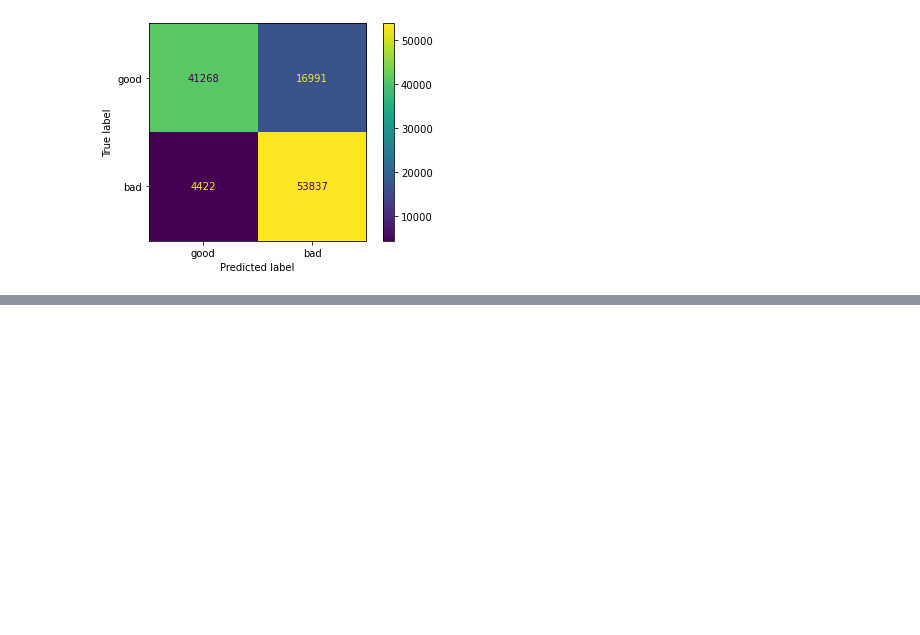
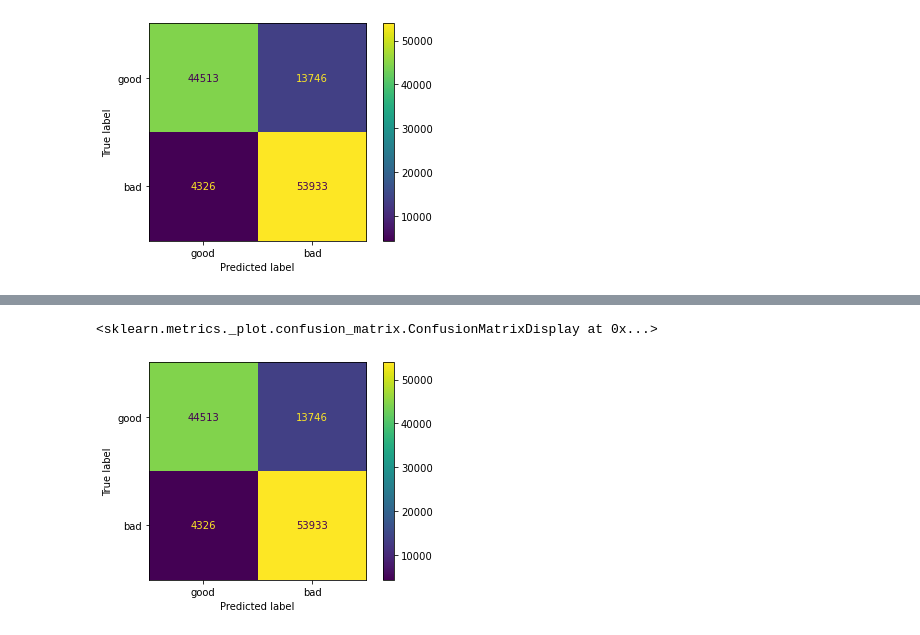
Before and after one commit to knmlprz/mallicious-url-model, a Jupyter notebook: Presentation/Prezentacja.ipynb, the cells around one changed output, grey strips where cells are left out. Drawn from its saved outputs; the diff is of its cells as text; code cells hidden in the pictures; blank space fills up the shorter version.

```diff
--- a/Presentation/Prezentacja.ipynb
+++ b/Presentation/Prezentacja.ipynb
@@ -76,6 +99,12 @@ X, y = df_downsampled.iloc[:,13:].to_numpy(), df_downsampled.loc[:, "label"].ast
 import autosklearn.classification
 from sklearn.model_selection import train_test_split
 from sklearn.metrics import confusion_matrix, ConfusionMatrixDisplay
+from sklearn.preprocessing import StandardScaler
 import sklearn.metrics
 
 X_train, X_test, y_train, y_test = train_test_split(X, y, random_state=1, stratify=y)
+
+sc = StandardScaler().fit(X_train)
+
+X_train = sc.transform(X_train)
+X_test = sc.transform(X_test)
@@ -83,7 +114,7 @@ X_train, X_test, y_train, y_test = train_test_split(X, y, random_state=1, strati
 from sklearn.ensemble import RandomForestClassifier
 from sklearn.datasets import make_classification
 
-clf = RandomForestClassifier(max_depth=2, random_state=0)
+clf = RandomForestClassifier(max_depth=4, random_state=0)
 clf.fit(X_train, y_train)
 
 print(sklearn.metrics.classification_report(y_test, clf.predict(X_test)))
@@ -150,0 +305,7 @@ auto-sklearn results:
+# %%
+disp = ConfusionMatrixDisplay(confusion_matrix=cm,
+                              display_labels=["good", "bad"])
+disp.plot()
+# %% [output]
+<sklearn.metrics._plot.confusion_matrix.ConfusionMatrixDisplay at 0x...>
+[figure, added]
```
Also changed, not shown: parts of 27 cells of this notebook.
